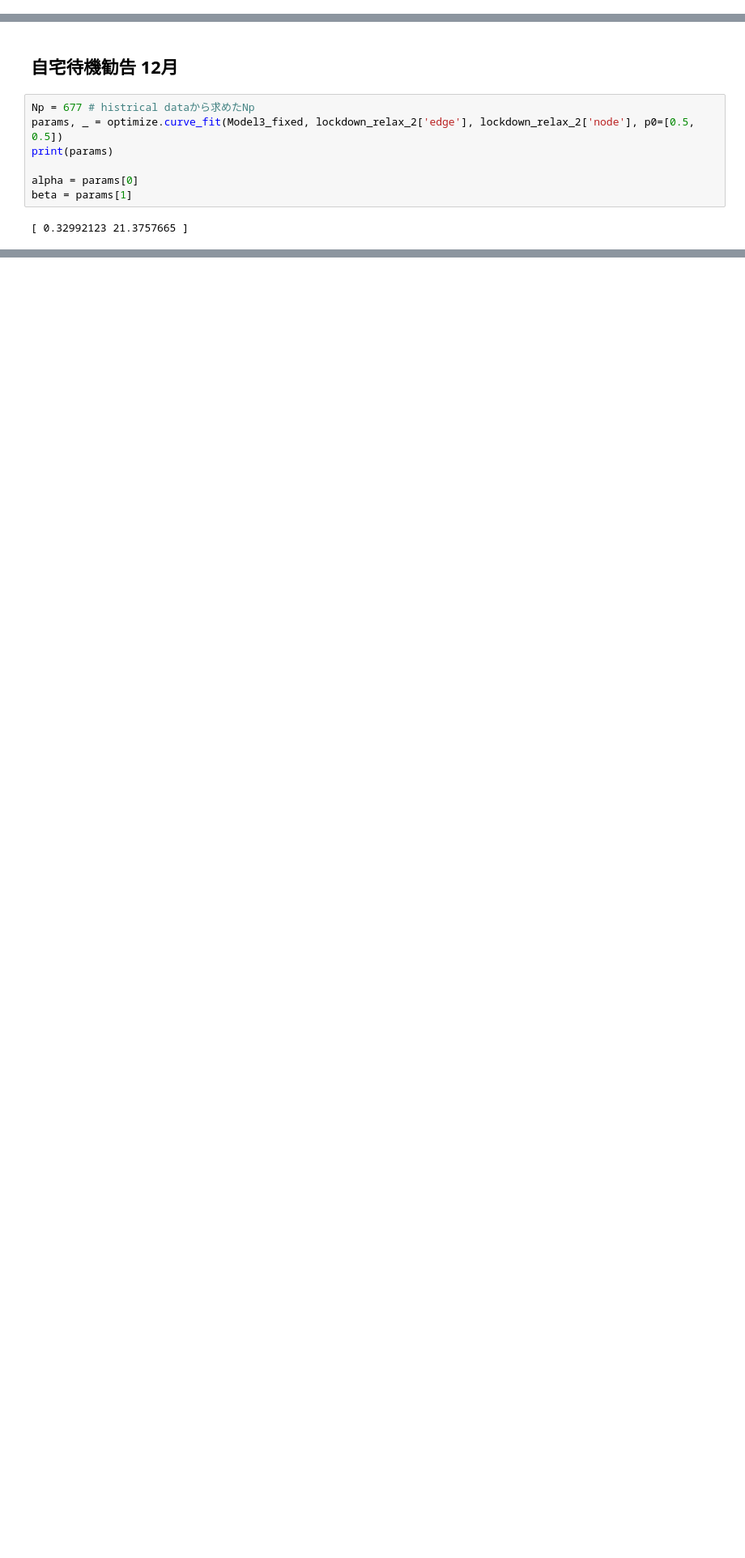
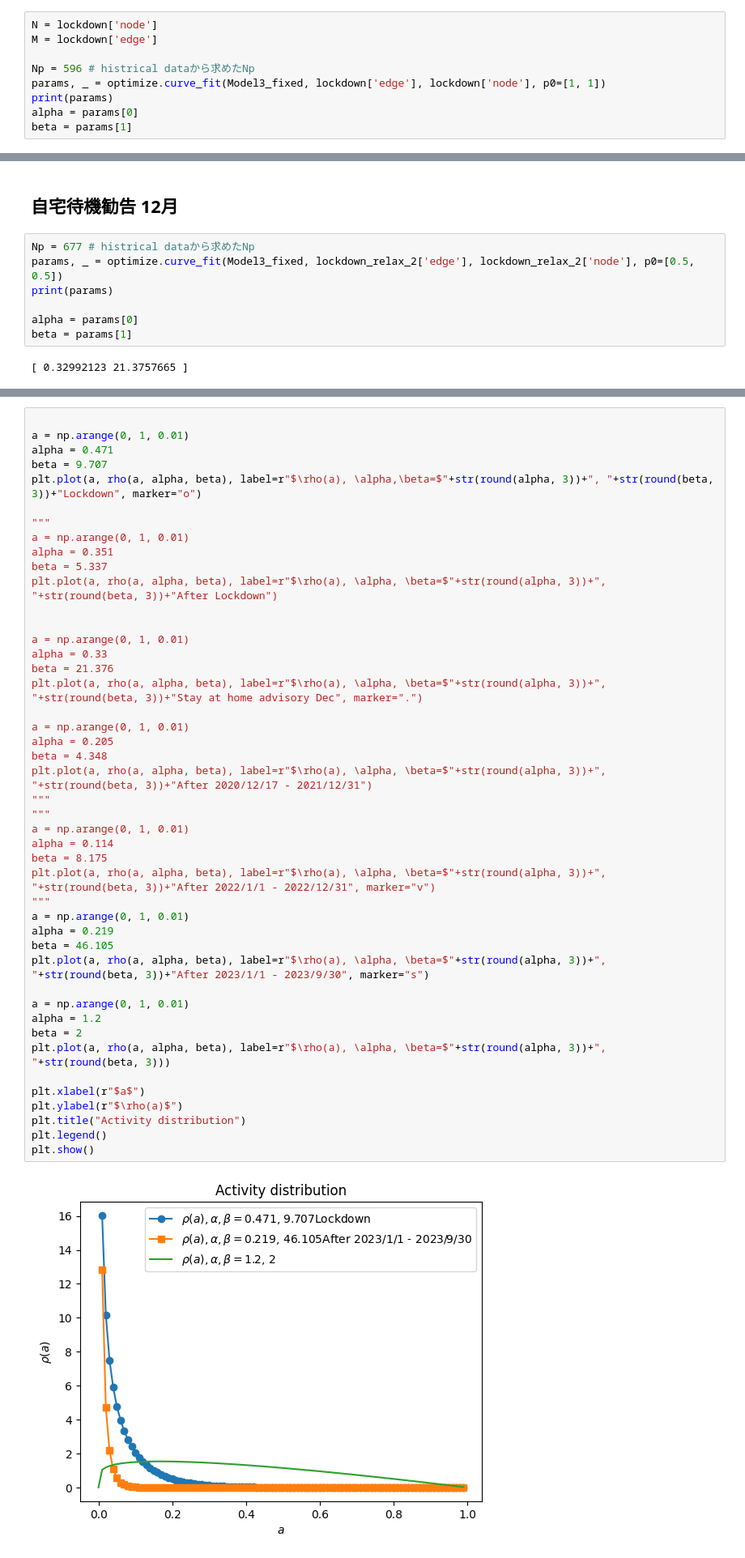
Before and after one commit to yiadka/mobility_scaling, a Jupyter notebook: notebooks/lockdown.ipynb, the cells around one changed output, grey strips where cells are left out. Shown at 81% size. Drawn from its saved outputs; the diff is of its cells as text; blank space fills up the shorter version.

```diff
--- a/notebooks/lockdown.ipynb
+++ b/notebooks/lockdown.ipynb
@@ -374,3 +372,12 @@ plt.legend()
 # %% [output]
 <matplotlib.legend.Legend at 0x...>
 [figure]
+# %%
+N = lockdown['node']
+M = lockdown['edge']
+
+Np = 596 # histrical dataから求めたNp
+params, _ = optimize.curve_fit(Model3_fixed, lockdown['edge'], lockdown['node'], p0=[1, 1])
+print(params)
+alpha = params[0]
+beta = params[1]
@@ -824,0 +895,47 @@ plt.show()
+# %%
+
+a = np.arange(0, 1, 0.01)
+alpha = 0.471
+beta = 9.707
+plt.plot(a, rho(a, alpha, beta), label=r"$\rho(a), \alpha,\beta=$"+str(round(alpha, 3))+", "+str(round(beta, 3))+"Lockdown", marker="o")
+
+"""
+a = np.arange(0, 1, 0.01)
+alpha = 0.351
+beta = 5.337
+plt.plot(a, rho(a, alpha, beta), label=r"$\rho(a), \alpha, \beta=$"+str(round(alpha, 3))+", "+str(round(beta, 3))+"After Lockdown")
+
+
+a = np.arange(0, 1, 0.01)
+alpha = 0.33
+beta = 21.376
+plt.plot(a, rho(a, alpha, beta), label=r"$\rho(a), \alpha, \beta=$"+str(round(alpha, 3))+", "+str(round(beta, 3))+"Stay at home advisory Dec", marker=".")
+
+a = np.arange(0, 1, 0.01)
+alpha = 0.205
+beta = 4.348
+plt.plot(a, rho(a, alpha, beta), label=r"$\rho(a), \alpha, \beta=$"+str(round(alpha, 3))+", "+str(round(beta, 3))+"After 2020/12/17 - 2021/12/31")
+"""
+"""
+a = np.arange(0, 1, 0.01)
+alpha = 0.114
+beta = 8.175
+plt.plot(a, rho(a, alpha, beta), label=r"$\rho(a), \alpha, \beta=$"+str(round(alpha, 3))+", "+str(round(beta, 3))+"After 2022/1/1 - 2022/12/31", marker="v")
+"""
+a = np.arange(0, 1, 0.01)
+alpha = 0.219
+beta = 46.105
+plt.plot(a, rho(a, alpha, beta), label=r"$\rho(a), \alpha, \beta=$"+str(round(alpha, 3))+", "+str(round(beta, 3))+"After 2023/1/1 - 2023/9/30", marker="s")
+
+a = np.arange(0, 1, 0.01)
+alpha = 1.2
+beta = 2
+plt.plot(a, rho(a, alpha, beta), label=r"$\rho(a), \alpha, \beta=$"+str(round(alpha, 3))+", "+str(round(beta, 3)))
+
+plt.xlabel(r"$a$")
+plt.ylabel(r"$\rho(a)$")
+plt.title("Activity distribution")
+plt.legend()
+plt.show()
+# %% [output]
+[figure, added]
```
Also changed, not shown: parts of 24 cells of this notebook, 1 other file.
